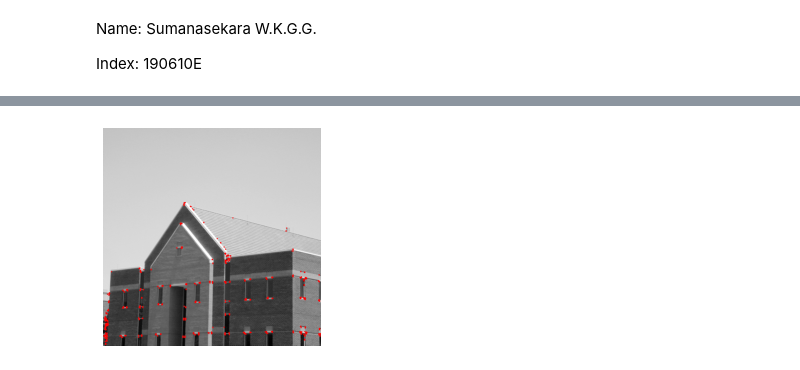
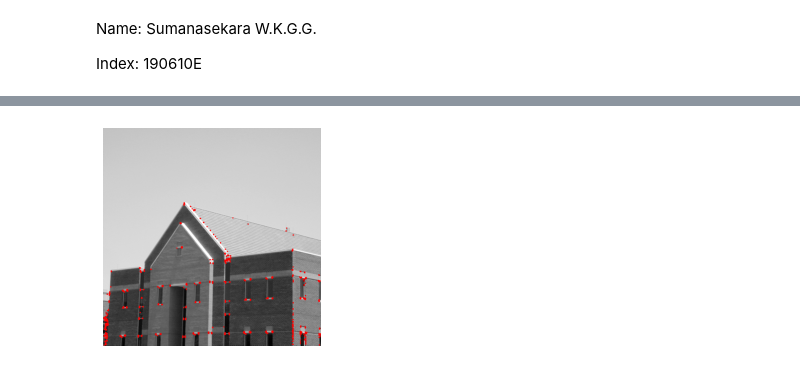
Before and after one commit to GevinduGanganath/EN2550, a Jupyter notebook: Week 4/190610E.ipynb, the cells around one changed output, grey strips where cells are left out. Saved outputs shown, nothing was run; the diff lists cells and outputs as text; code cells hidden in the pictures.

```diff
--- a/Week 4/190610E.ipynb
+++ b/Week 4/190610E.ipynb
@@ -32,14 +43,14 @@ plt.show()
 # %%
-# Harris corner detection
+# Q2 - Harris corner detection
 
 img = cv.imread(r"building.tif")
 gray_img = cv.cvtColor(img, cv.COLOR_BGR2GRAY).astype(np.float32)
-corners = cv.cornerHarris(gray_img, 2, 5, 0.07)
+corners = cv.cornerHarris(gray_img, 2, 3, 0.04)
 corners = cv.dilate(corners, None)
 img[corners > 0.01 * corners.max()]=[0, 0, 255]
 img = cv.cvtColor(img, cv.COLOR_BGR2RGB)
 plt.imshow(img)
 plt.axis("off")
 plt.show()
 # %% [output]
-[figure, old version]
+[figure, new version]
```
Also changed, not shown: parts of 3 cells of this notebook, 2 other files.
